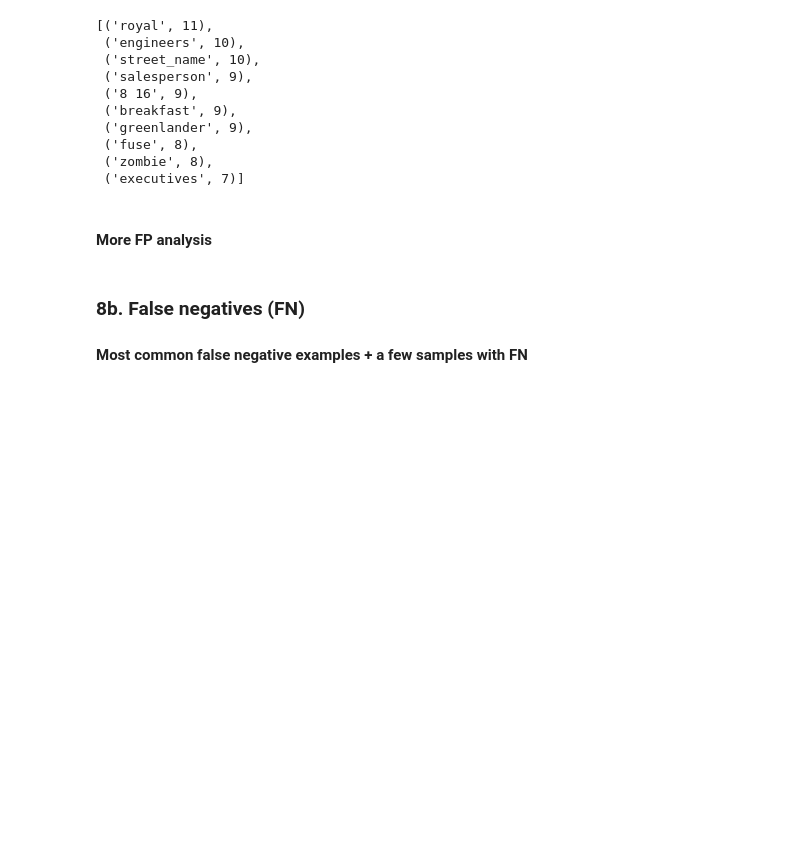
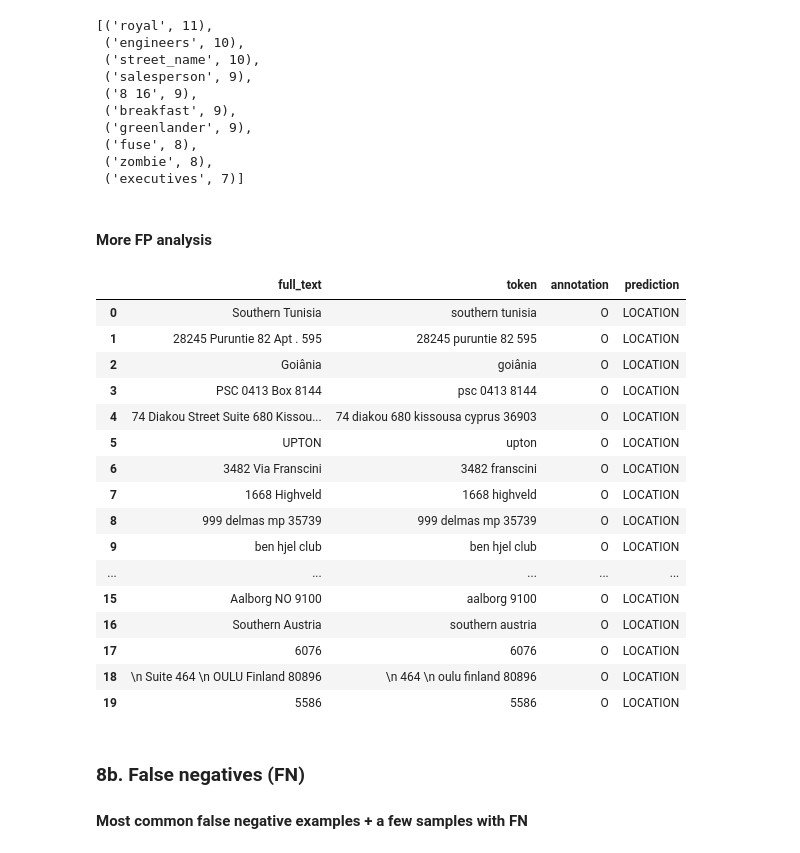
Before and after one commit to data-privacy-stack/presidio-research, a Jupyter notebook: notebooks/5_Evaluate_Custom_Presidio_Analyzer.ipynb, the cells around one changed output. Saved outputs shown, nothing was run; the diff lists cells and outputs as text; code cells hidden in the pictures; blank space fills up the shorter version.

```diff
--- a/notebooks/5_Evaluate_Custom_Presidio_Analyzer.ipynb
+++ b/notebooks/5_Evaluate_Custom_Presidio_Analyzer.ipynb
@@ -511,8 +527,29 @@ Most common false positive tokens:
 # %% [markdown]
 #### More FP analysis
 # %%
-fps_df = ModelError.get_fps_dataframe(results.model_errors, entity="AGE")
-fps_df[["full_text", "token", "annotation", "prediction"]].head(20)
+# Pick an entity that has false positives — check the most_common_fp_tokens output
+# above to see which entities appear. Returns None if the entity has no FPs.
+fps_df = ModelError.get_fps_dataframe(results.model_errors, entity="LOCATION")
+if fps_df is not None:
+    fps_df[["full_text", "token", "annotation", "prediction"]].head(20)
+# %% [output]
+|  | full_text | token | annotation | prediction |
+| 0 | Southern Tunisia | southern tunisia | O | LOCATION |
+| 1 | 28245 Puruntie 82 Apt . 595 | 28245 puruntie 82 595 | O | LOCATION |
+| 2 | Goiânia | goiânia | O | LOCATION |
+| 3 | PSC 0413 Box 8144 | psc 0413 8144 | O | LOCATION |
+| 4 | 74 Diakou Street Suite 680 Kissou... | 74 diakou 680 kissousa cyprus 36903 | O | LOCATION |
+| 5 | UPTON | upton | O | LOCATION |
+| 6 | 3482 Via Franscini | 3482 franscini | O | LOCATION |
+| 7 | 1668 Highveld | 1668 highveld | O | LOCATION |
+| 8 | 999 delmas mp 35739 | 999 delmas mp 35739 | O | LOCATION |
+| 9 | ben hjel club | ben hjel club | O | LOCATION |
+| ... | ... | ... | ... | ... |
+| 15 | Aalborg NO 9100 | aalborg 9100 | O | LOCATION |
+| 16 | Southern Austria | southern austria | O | LOCATION |
+| 17 | 6076 | 6076 | O | LOCATION |
+| 18 | \n Suite 464 \n OULU Finland 80896 | \n 464 \n oulu finland 80896 | O | LOCATION |
+| 19 | 5586 | 5586 | O | LOCATION |
 # %% [markdown]
 ### 8b. False negatives (FN)
 
```
Also changed, not shown: parts of 11 cells of this notebook, 3 other files.
